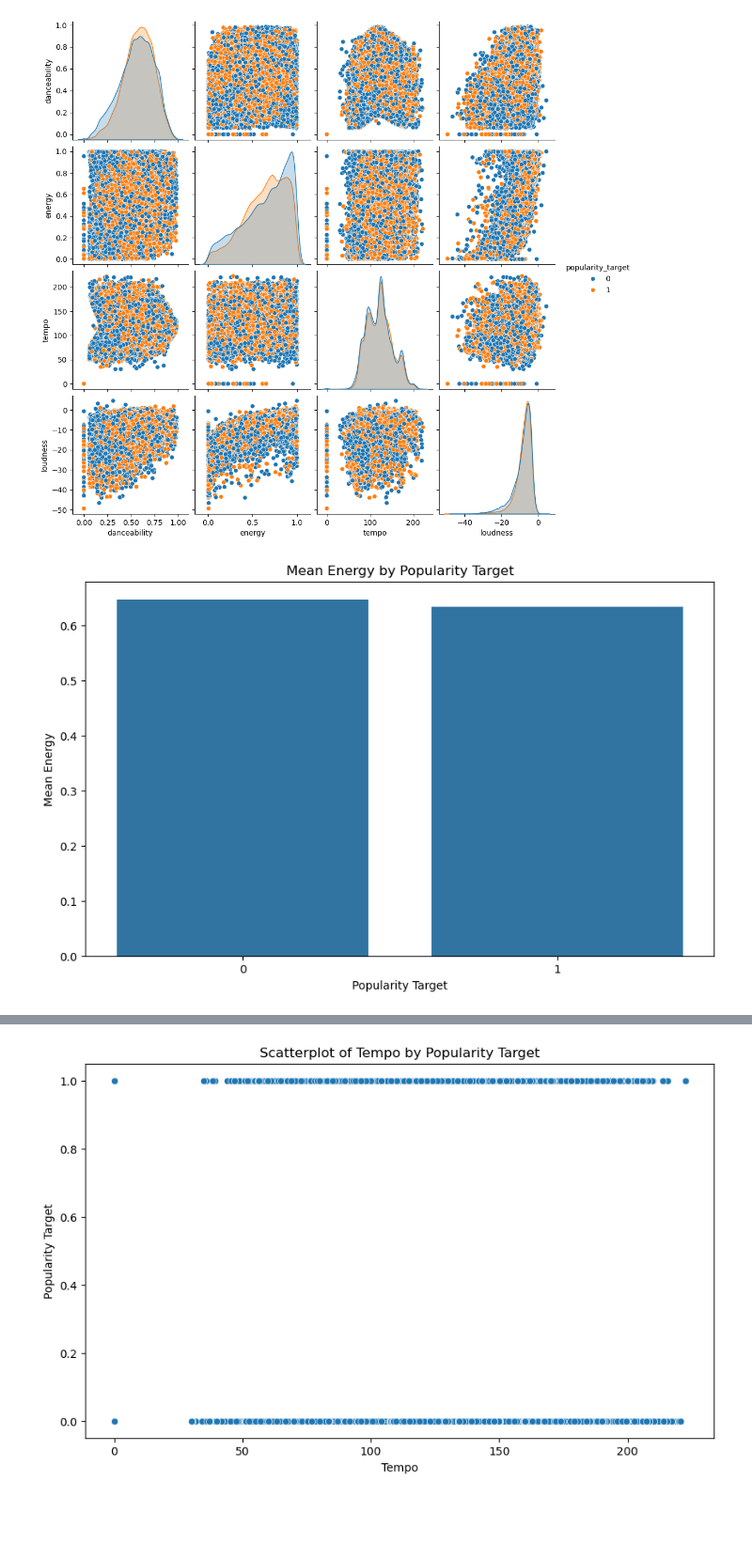
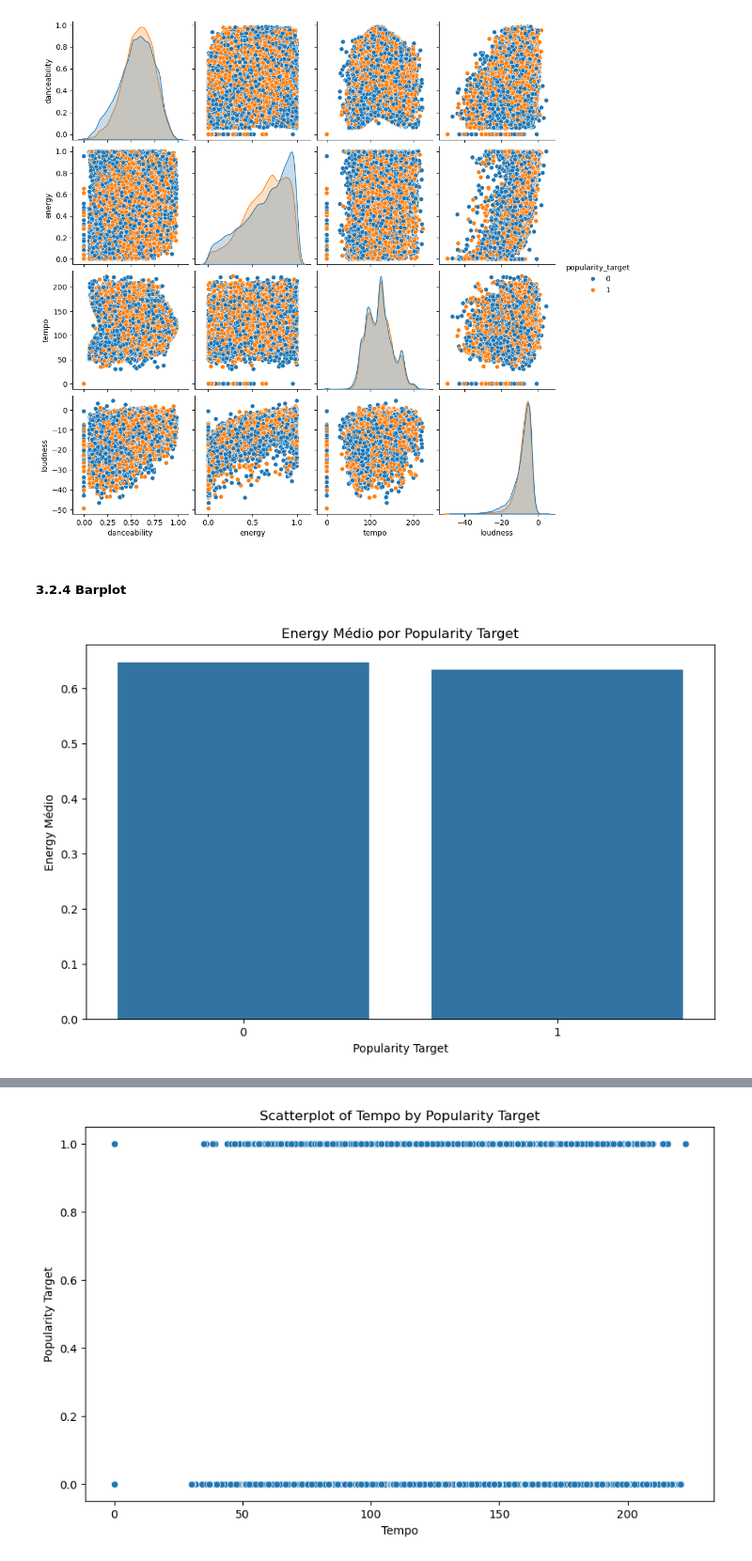
Before and after one commit to RodrigoLeee/Proximo-Hit-Spotify, a Jupyter notebook: modelo.ipynb, the cells around one changed output, grey strips where cells are left out. Shown at 94% size. Saved outputs shown, nothing was run; the diff lists cells and outputs as text; code cells hidden in the pictures; blank space fills up the shorter version.

```diff
--- a/modelo.ipynb
+++ b/modelo.ipynb
@@ -247,14 +252,16 @@ plt.show()
 # %% [output]
 <Figure size 1200x800 with 0 Axes>
 [figure]
+# %% [markdown]
+##### 3.2.4 Barplot
 # %%
 # Média por comparação para energia
 mean_energy = df_train.groupby('popularity_target')['energy'].mean().reset_index()
 plt.figure(figsize=(10, 6))
 sb.barplot(data=mean_energy, x='popularity_target', y='energy')
-plt.title('Mean Energy by Popularity Target')
+plt.title('Energy Médio por Popularity Target')
 plt.xlabel('Popularity Target')
-plt.ylabel('Mean Energy')
+plt.ylabel('Energy Médio')
 plt.show()
 # %% [output]
-[figure, old version]
+[figure, new version]
```
Also changed, not shown: parts of 57 cells of this notebook.
